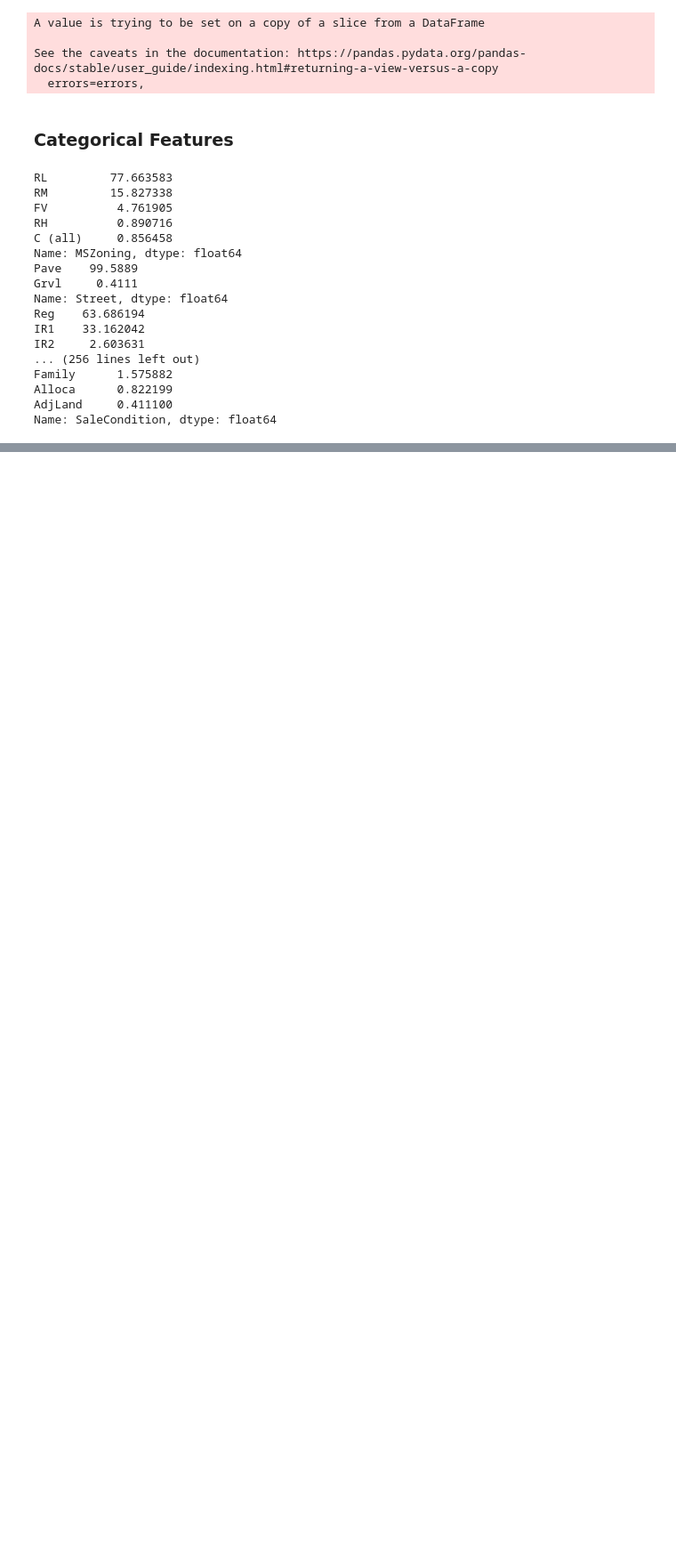
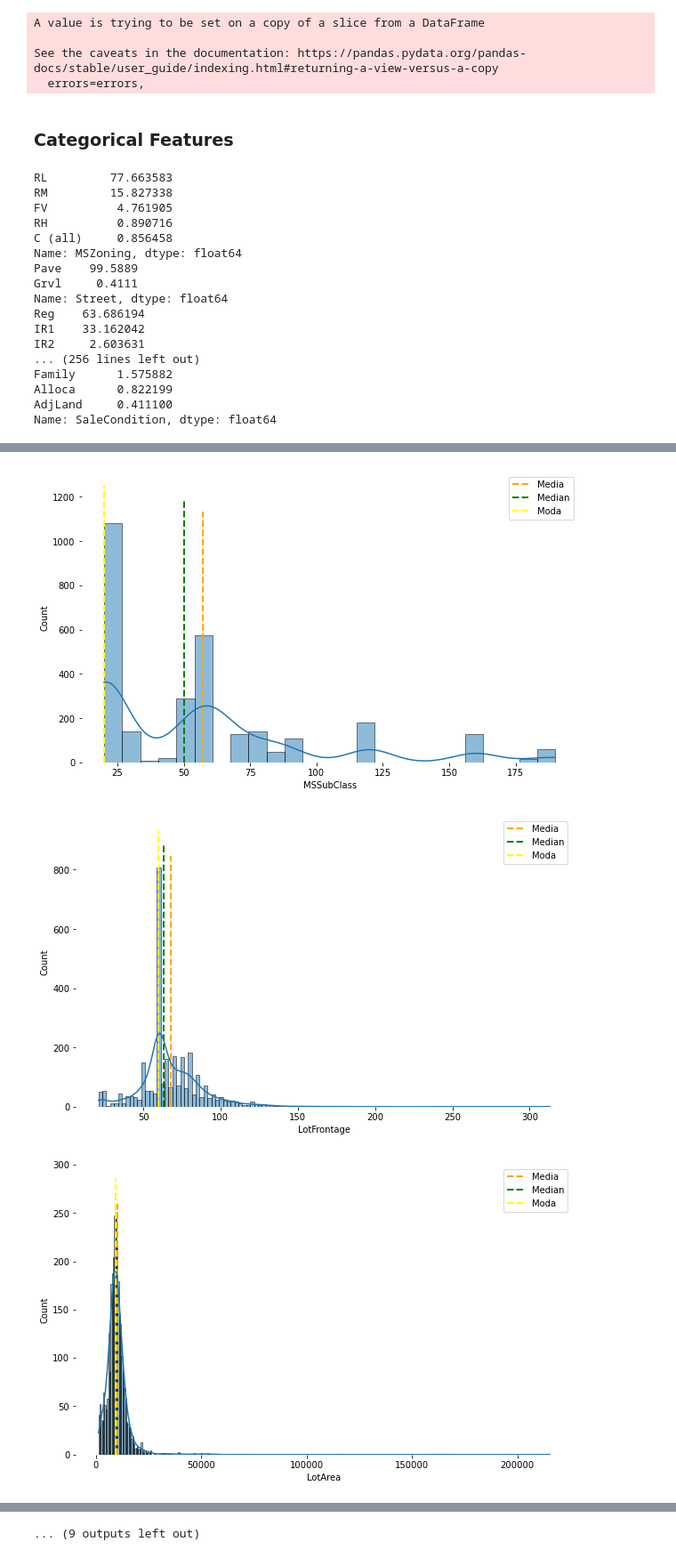
Before and after one commit to daianeklein/House-Prices-advRegressionTechniques, a Jupyter notebook: House-Prices-Adv-Regression-Techniques/01/House-Prices-Advanced-Regression-Techniques.ipynb, the cells around one changed output, grey strips where cells are left out. Shown at 89% size. Cells and saved outputs as stored; diff of their text form; code cells hidden in the pictures; blank space fills up the shorter version.

```diff
--- a/House-Prices-Adv-Regression-Techniques/01/House-Prices-Advanced-Regression-Techniques.ipynb
+++ b/House-Prices-Adv-Regression-Techniques/01/House-Prices-Advanced-Regression-Techniques.ipynb
@@ -397,0 +438,25 @@ See the caveats in the documentation: https://pandas.pydata.org/pandas-docs/stab
+# %%
+for a in df1[num_attributes.columns]:
+
+    plt.figure(figsize=(10, 6))
+    ax = sns.histplot(df1[num_attributes.columns][a], kde = True, linewidth = 0.5)
+    sns.despine(bottom = True, left = True)
+
+    plt.vlines( x = df1[num_attributes.columns][a].mean(), linewidth = 2, color = 'orange',
+              ymin = 0, ymax = ax.get_ylim()[1],
+              label = 'Media', linestyle = '--')
+
+    plt.vlines( x = df1[num_attributes.columns][a].median(), linewidth = 2, color = 'green',
+              ymin = 0, ymax = ax.get_ylim()[1],
+              label = 'Median', linestyle = '--')
+
+    plt.vlines( x = df1[num_attributes.columns][a].mode()[0], linewidth = 2, color = 'yellow',
+              ymin = 0, ymax = ax.get_ylim()[1],
+              label = 'Moda', linestyle = '--')
+
+
+    plt.legend()
+# %% [output]
+[figure, added]
+[figure, added]
+[figure, added]
@@ -397,0 +472 @@ See the caveats in the documentation: https://pandas.pydata.org/pandas-docs/stab
+... (9 outputs left out)
```
Also changed, not shown: parts of 13 cells of this notebook.
